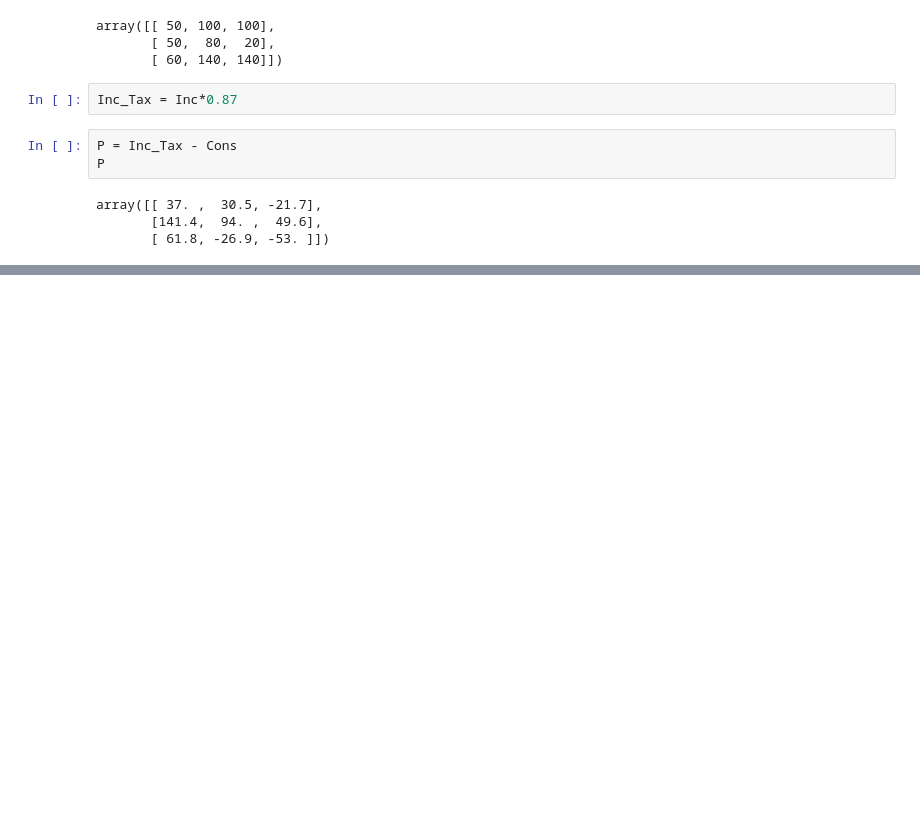
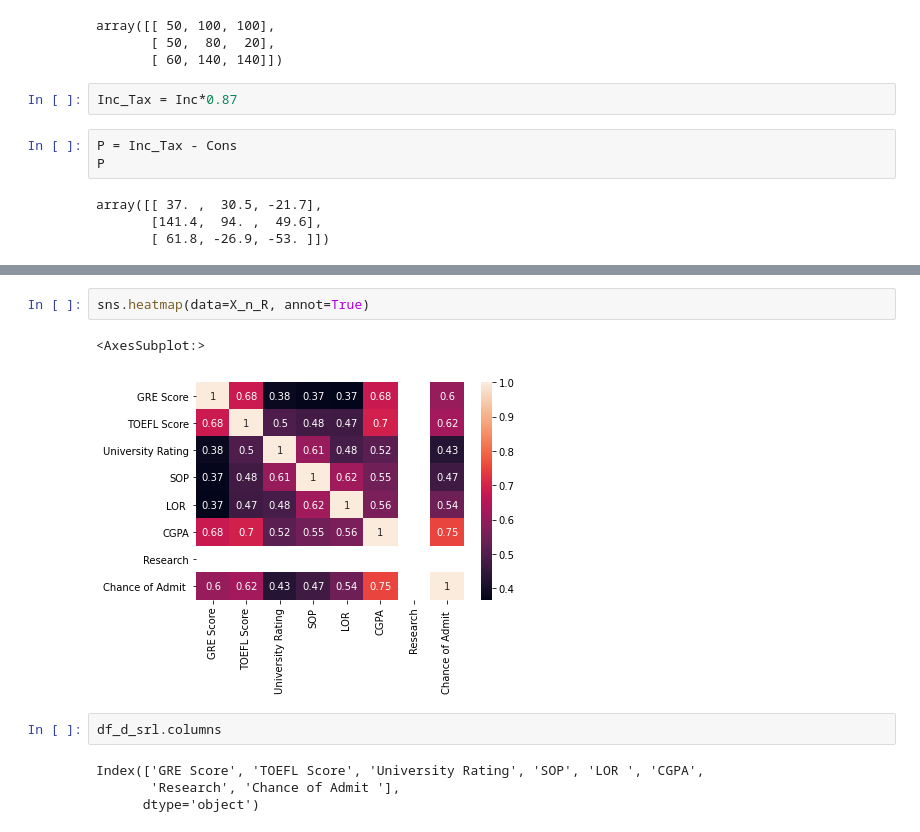
Before and after one commit to fktr00/Experiment, a Jupyter notebook: JP/Конспект линейная алгебра.ipynb, the cells around one changed output, grey strips where cells are left out. Saved outputs shown, nothing was run; the diff lists cells and outputs as text; blank space fills up the shorter version.

```diff
--- a/JP/Конспект линейная алгебра.ipynb
+++ b/JP/Конспект линейная алгебра.ipynb
@@ -281,0 +633,11 @@ b = np.array([0,0,2,4,0])
+# %%
+sns.heatmap(data=X_n_R, annot=True)
+# %% [output]
+<AxesSubplot:>
+[figure, added]
+# %%
+df_d_srl.columns
+# %% [output]
+Index(['GRE Score', 'TOEFL Score', 'University Rating', 'SOP', 'LOR ', 'CGPA',
+       'Research', 'Chance of Admit '],
+      dtype='object')
```
Also changed, not shown: parts of 133 cells of this notebook, 2 other files.
